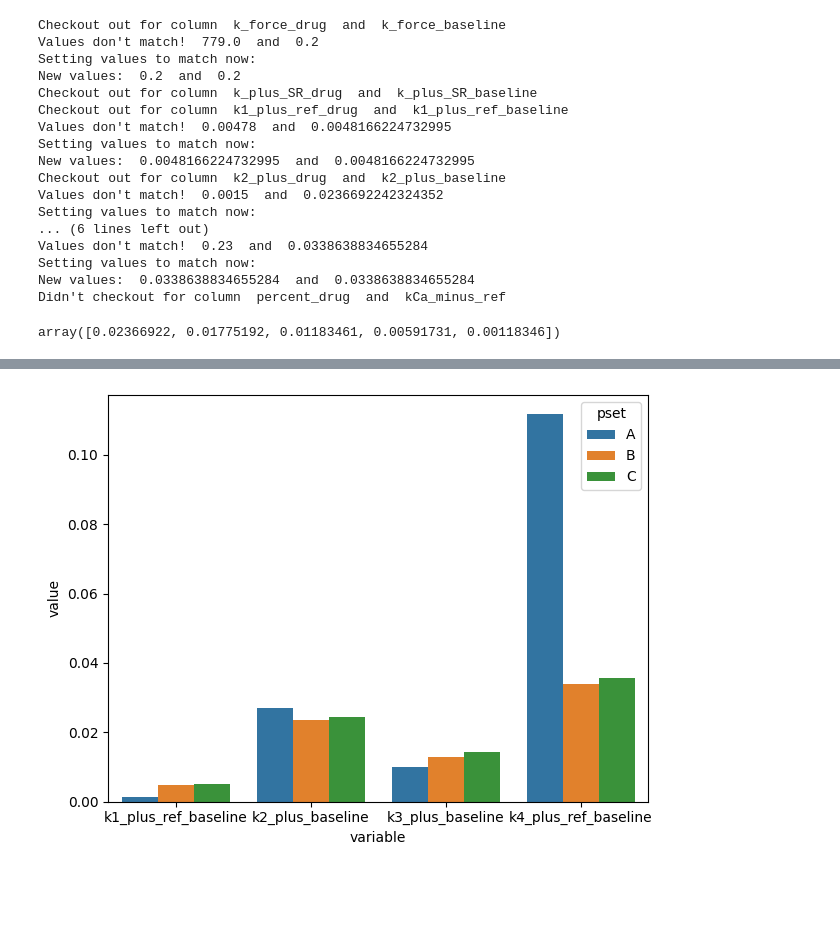
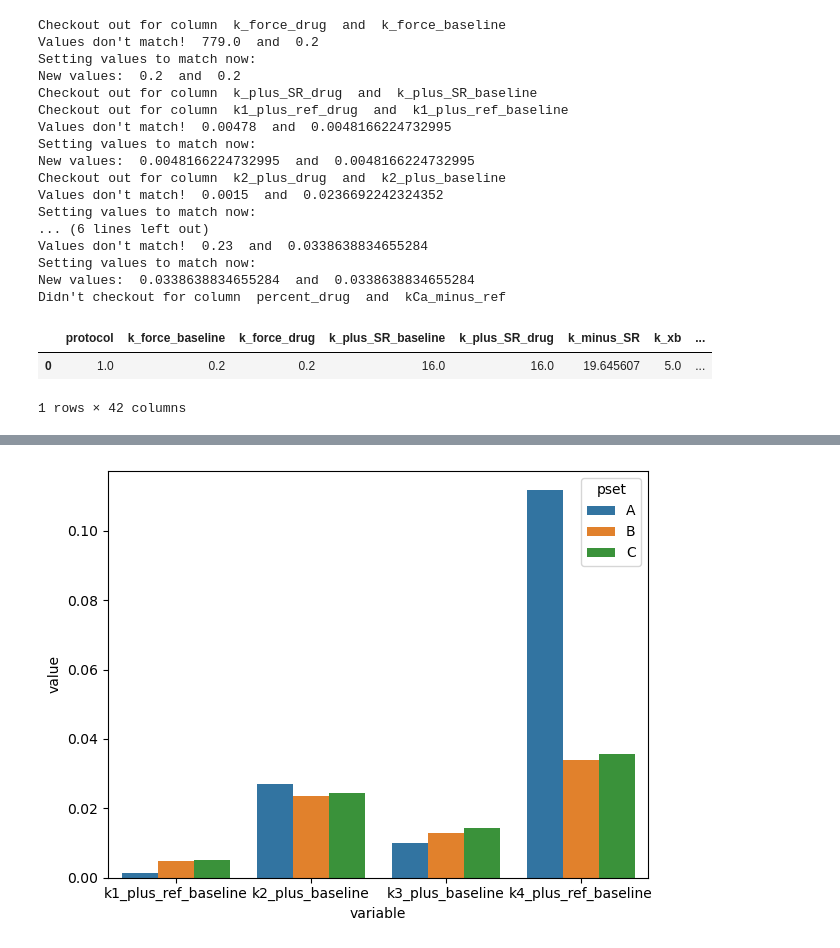
Before and after one commit to marcushock/dATP_multiscale_modeling, a Jupyter notebook: Misc_notebooks/parameter_input_generator.ipynb, the cells around one changed output, grey strips where cells are left out. Saved outputs shown, nothing was run; the diff lists cells and outputs as text; code cells hidden in the pictures; blank space fills up the shorter version.

```diff
--- a/Misc_notebooks/parameter_input_generator.ipynb
+++ b/Misc_notebooks/parameter_input_generator.ipynb
@@ -184,9 +184,13 @@ def add_parameter_grid(df, param_grid):
 # %%
 previous_csv['k2_plus_drug'].values
 reduction_rate = [1, 0.75, 0.5, 0.25, 0.05]
 
 k2_drug_rates = previous_csv['k2_plus_baseline'].values * reduction_rate
 k2_drug_rates
+
+previous_csv
 # %% [output]
+|  | protocol | k_force_baseline | k_force_drug | k_plus_SR_baseline | k_plus_SR_drug | k_minus_SR | k_xb | ... |
+| 0 | 1.0 | 0.2 | 0.2 | 16.0 | 16.0 | 19.645607 | 5.0 | ... |
-array([0.02366922, 0.01775192, 0.01183461, 0.00591731, 0.00118346])
+1 rows × 42 columns
 # %%
```
Also changed, not shown: parts of 2 cells of this notebook, 1 other file.
